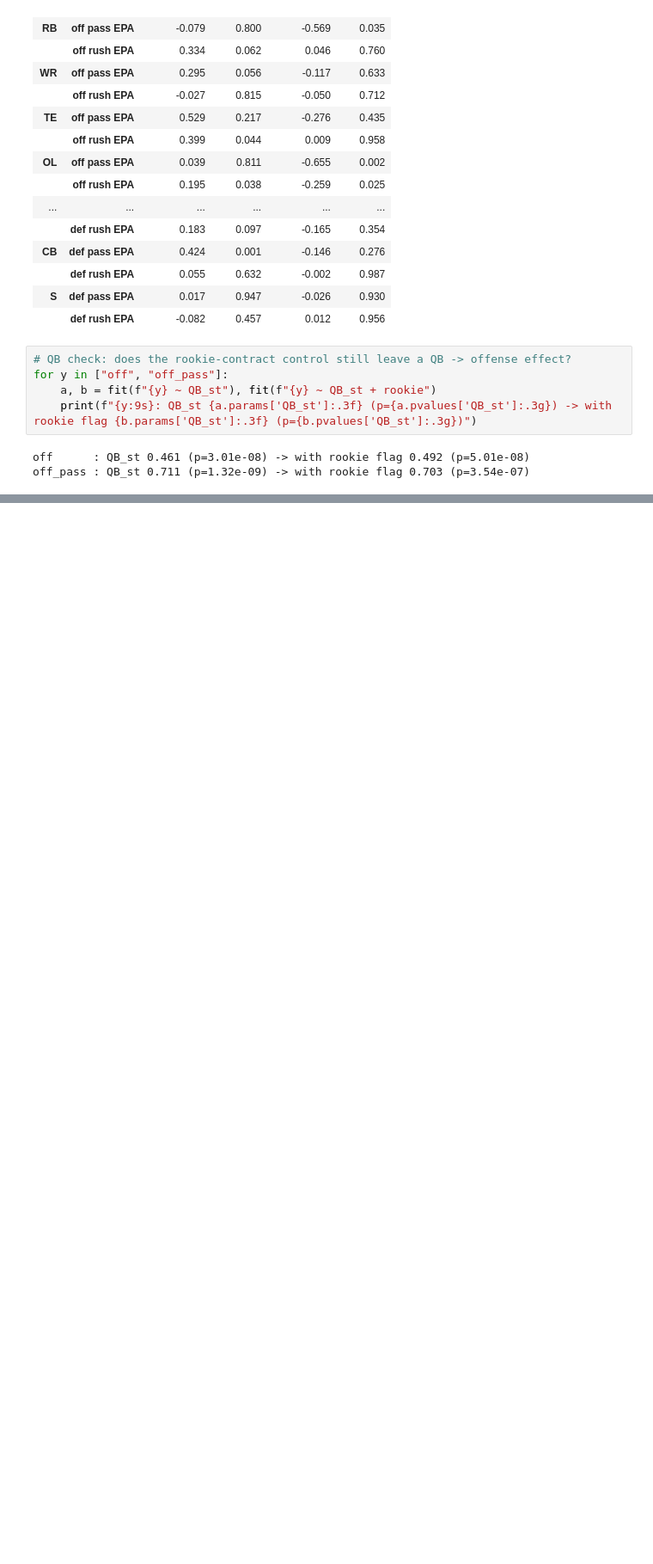
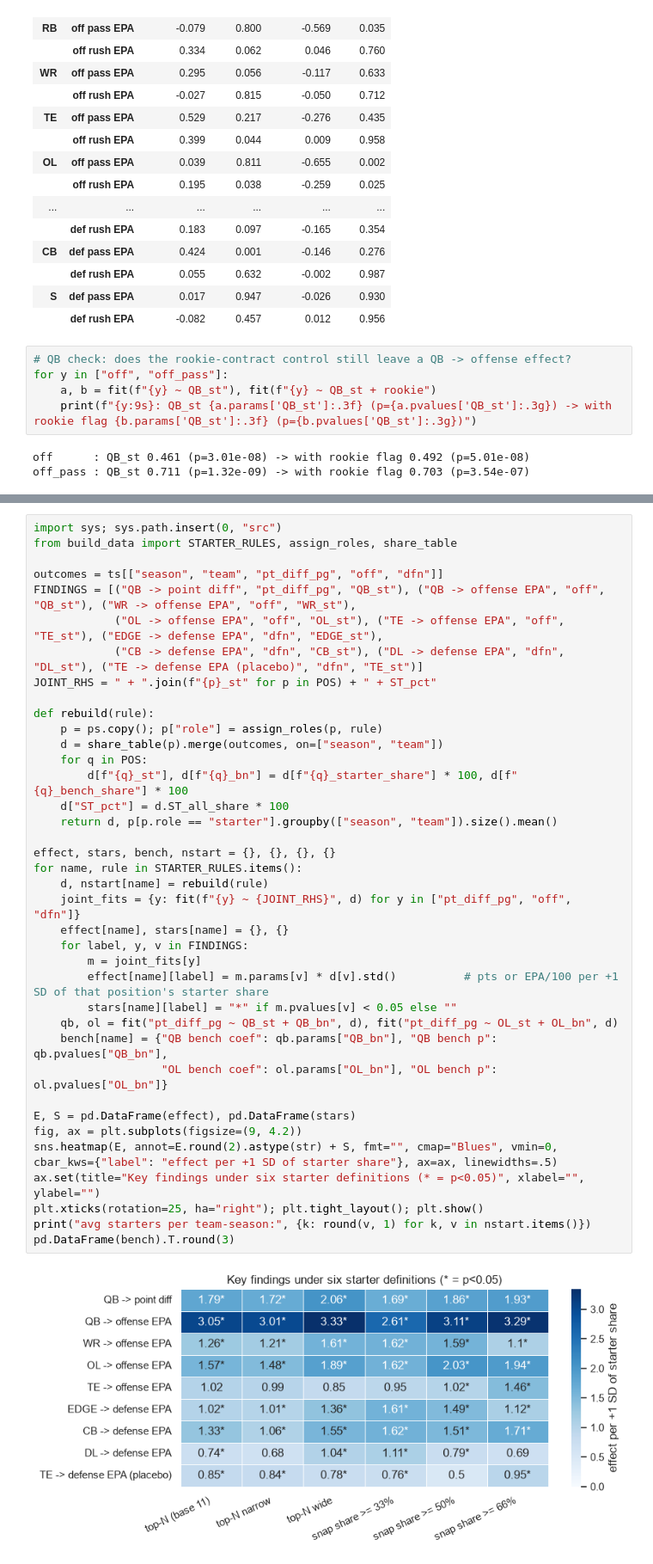
Before and after one commit to noahfighter883/nfl-position-value, a Jupyter notebook: analysis.ipynb, the cells around one changed output, grey strips where cells are left out. Shown at 86% size. Saved outputs shown, nothing was run; the diff lists cells and outputs as text; blank space fills up the shorter version.

Commit message:
Add starter-definition sensitivity check; make starter rule swappable
Co-Authored-By: Claude Sonnet 5.5 <noreply@anthropic.com>

```diff
--- a/analysis.ipynb
+++ b/analysis.ipynb
@@ -437,0 +451,40 @@ off_pass : QB_st 0.711 (p=1.32e-09) -> with rookie flag 0.703 (p=3.54e-07)
+# %%
+import sys; sys.path.insert(0, "src")
+from build_data import STARTER_RULES, assign_roles, share_table
+
+outcomes = ts[["season", "team", "pt_diff_pg", "off", "dfn"]]
+FINDINGS = [("QB -> point diff", "pt_diff_pg", "QB_st"), ("QB -> offense EPA", "off", "QB_st"), ("WR -> offense EPA", "off", "WR_st"),
+            ("OL -> offense EPA", "off", "OL_st"), ("TE -> offense EPA", "off", "TE_st"), ("EDGE -> defense EPA", "dfn", "EDGE_st"),
+            ("CB -> defense EPA", "dfn", "CB_st"), ("DL -> defense EPA", "dfn", "DL_st"), ("TE -> defense EPA (placebo)", "dfn", "TE_st")]
+JOINT_RHS = " + ".join(f"{p}_st" for p in POS) + " + ST_pct"
+
+def rebuild(rule):
+    p = ps.copy(); p["role"] = assign_roles(p, rule)
+    d = share_table(p).merge(outcomes, on=["season", "team"])
+    for q in POS:
+        d[f"{q}_st"], d[f"{q}_bn"] = d[f"{q}_starter_share"] * 100, d[f"{q}_bench_share"] * 100
+    d["ST_pct"] = d.ST_all_share * 100
+    return d, p[p.role == "starter"].groupby(["season", "team"]).size().mean()
+
+effect, stars, bench, nstart = {}, {}, {}, {}
+for name, rule in STARTER_RULES.items():
+    d, nstart[name] = rebuild(rule)
+    joint_fits = {y: fit(f"{y} ~ {JOINT_RHS}", d) for y in ["pt_diff_pg", "off", "dfn"]}
+    effect[name], stars[name] = {}, {}
+    for label, y, v in FINDINGS:
+        m = joint_fits[y]
+        effect[name][label] = m.params[v] * d[v].std()          # pts or EPA/100 per +1 SD of that position's starter share
+        stars[name][label] = "*" if m.pvalues[v] < 0.05 else ""
+    qb, ol = fit("pt_diff_pg ~ QB_st + QB_bn", d), fit("pt_diff_pg ~ OL_st + OL_bn", d)
+    bench[name] = {"QB bench coef": qb.params["QB_bn"], "QB bench p": qb.pvalues["QB_bn"],
+                   "OL bench coef": ol.params["OL_bn"], "OL bench p": ol.pvalues["OL_bn"]}
+
+E, S = pd.DataFrame(effect), pd.DataFrame(stars)
+fig, ax = plt.subplots(figsize=(9, 4.2))
+sns.heatmap(E, annot=E.round(2).astype(str) + S, fmt="", cmap="Blues", vmin=0, cbar_kws={"label": "effect per +1 SD of starter share"}, ax=ax, linewidths=.5)
+ax.set(title="Key findings under six starter definitions (* = p<0.05)", xlabel="", ylabel="")
+plt.xticks(rotation=25, ha="right"); plt.tight_layout(); plt.show()
+print("avg starters per team-season:", {k: round(v, 1) for k, v in nstart.items()})
+pd.DataFrame(bench).T.round(3)
+# %% [output]
+[figure, added]
```
Also changed, not shown: parts of 3 cells of this notebook, 2 other files.
